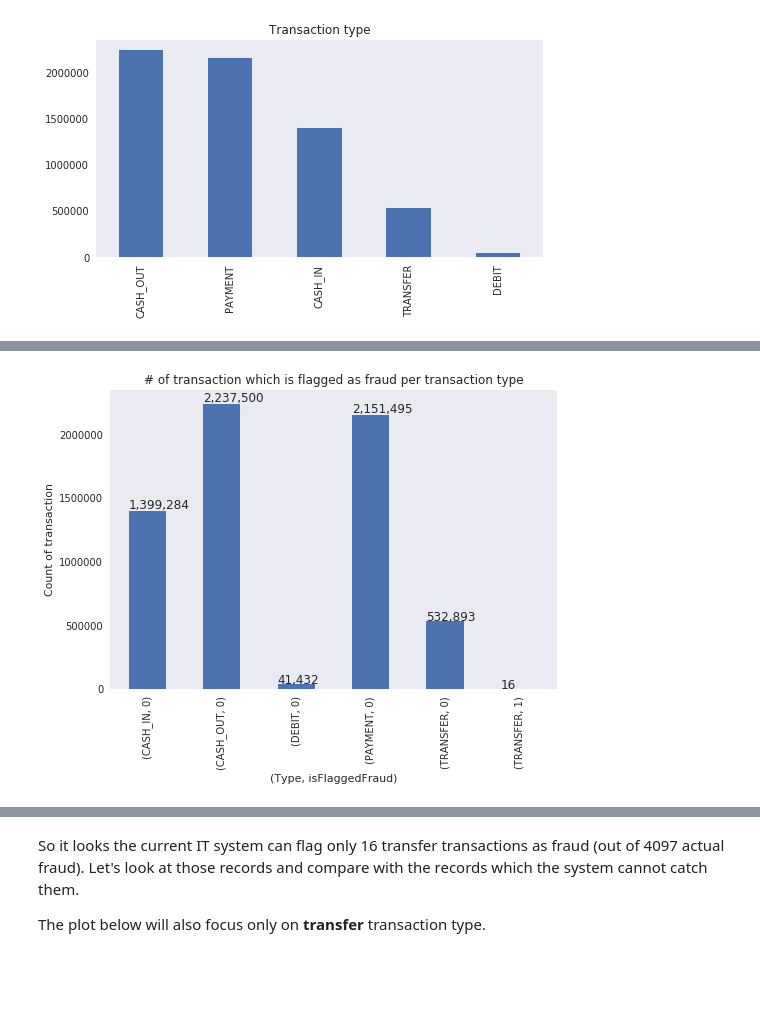
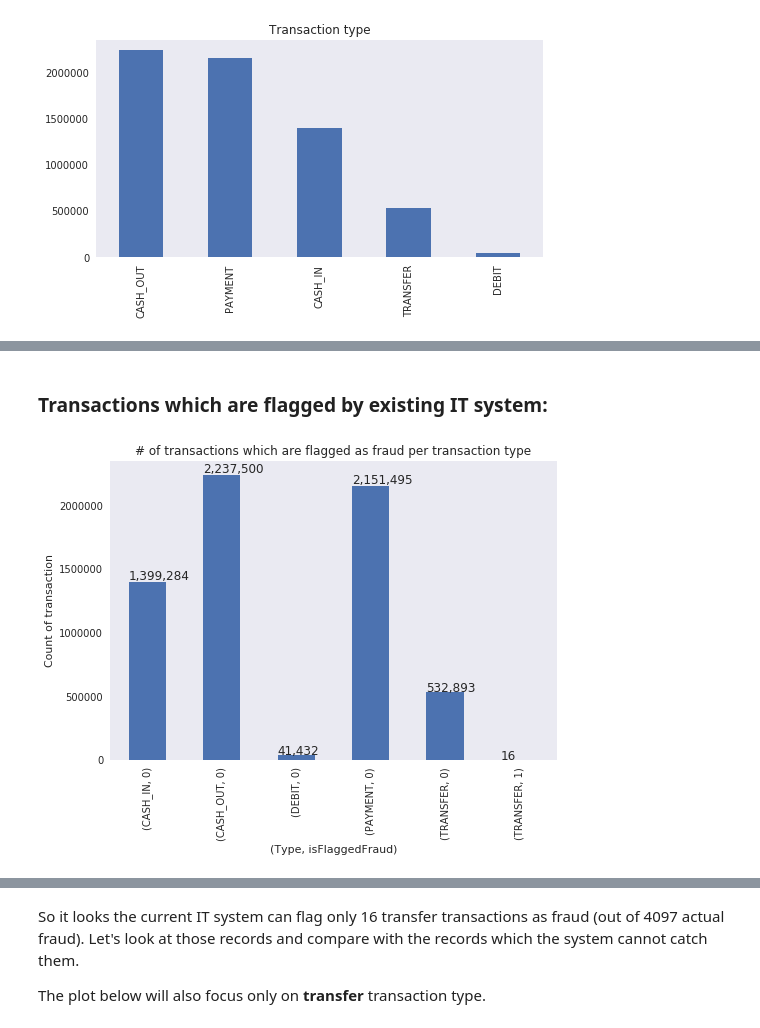
Before and after one commit to telescopeuser/Prod_Data_Science_Analysis, a Jupyter notebook: Data_Science_Analysis.ipynb, the cells around one changed output, grey strips where cells are left out. Saved outputs shown, nothing was run; the diff lists cells and outputs as text; code cells hidden in the pictures; blank space fills up the shorter version.

```diff
--- a/Data_Science_Analysis.ipynb
+++ b/Data_Science_Analysis.ipynb
@@ -126,7 +128,7 @@ Let's quickly what kinds of transaction are being flagged and are fraud...
 # %%
 # isFraud
 ax = raw_data.groupby(['type', 'isFraud']).size().plot(kind='bar')
-ax.set_title("# of transaction which are the actual fraud per transaction type")
+ax.set_title("# of transactions which are the actual fraud per transaction type")
 ax.set_xlabel("(Type, isFraud)")
 ax.set_ylabel("Count of transaction")
 for p in ax.patches:
@@ -135,0 +138,9 @@ for p in ax.patches:
+# %%
+# isFraud - sum of amount/loss
+ax = raw_data.groupby(['type', 'isFraud'])['amount'].sum().plot(kind='bar')
+# ax = raw_data.groupby(['type', 'isFraud'])['amount'].mean().plot(kind='bar')
+ax.set_title("Sum of amount which are the actual fraud per transaction type")
+ax.set_xlabel("(Type, isFraud)")
+ax.set_ylabel("Count of transaction")
+for p in ax.patches:
+    ax.annotate(str(format(int(p.get_height()), ',d')), (p.get_x(), p.get_height()*1.01))
@@ -136,10 +149,12 @@ for p in ax.patches:
+# %% [markdown]
+### Transactions which are flagged by existing IT system:
 # %%
 # isFlaggedFraud
 ax = raw_data.groupby(['type', 'isFlaggedFraud']).size().plot(kind='bar')
-ax.set_title("# of transaction which is flagged as fraud per transaction type")
+ax.set_title("# of transactions which are flagged as fraud per transaction type")
 ax.set_xlabel("(Type, isFlaggedFraud)")
 ax.set_ylabel("Count of transaction")
 for p in ax.patches:
     ax.annotate(str(format(int(p.get_height()), ',d')), (p.get_x(), p.get_height()*1.01))
 # %% [output]
-[figure, old version]
+[figure, new version]
```
Also changed, not shown: parts of 11 cells of this notebook.
